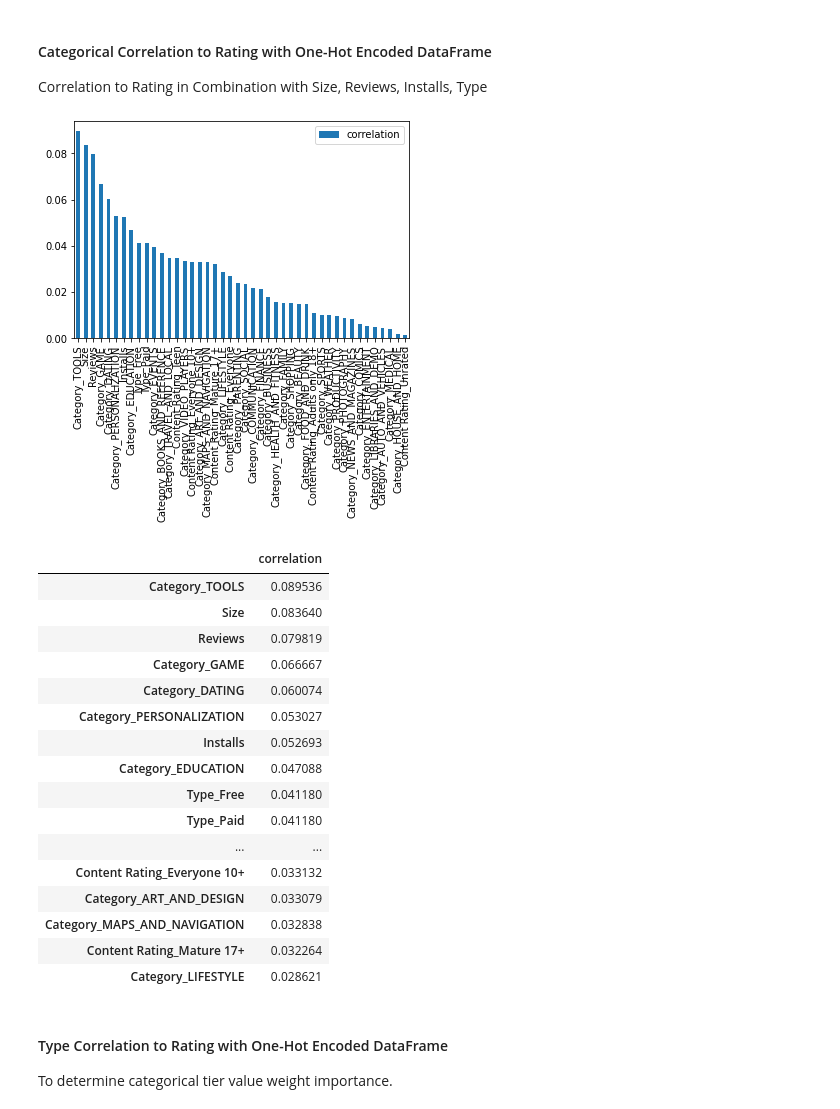
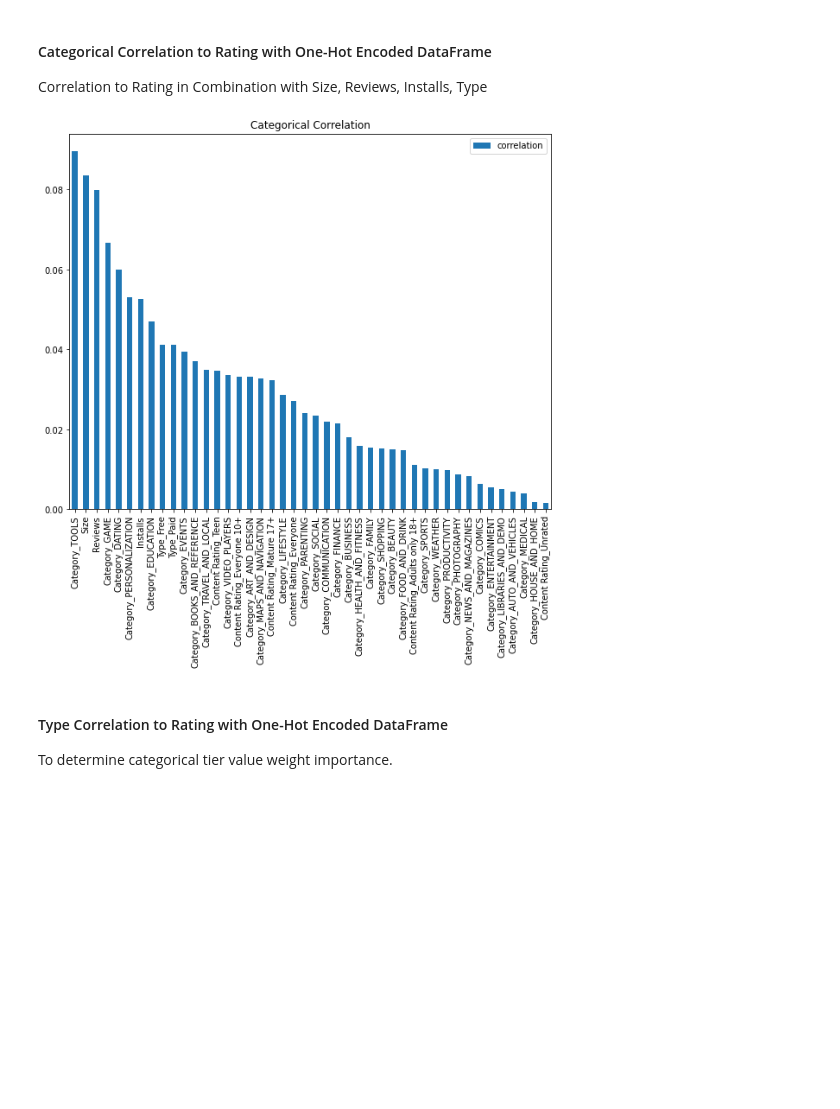
Before and after one commit to cspence001/multi-target_pred, a Jupyter notebook: app_pred/multi_pred.ipynb, the cells around one changed output. Saved outputs shown, nothing was run; the diff lists cells and outputs as text; code cells hidden in the pictures; blank space fills up the shorter version.

```diff
--- a/app_pred/multi_pred.ipynb
+++ b/app_pred/multi_pred.ipynb
@@ -418,30 +541,11 @@ features_reset
 Correlation to Rating in Combination with Size, Reviews, Installs, Type
 # %%
 features_correlation = pd.DataFrame({'correlation' : features_reset.corr()["Rating"].abs().sort_values(ascending=False)[1:]})
-
-features_correlation.plot(kind="bar")
+features_correlation.plot(kind="bar", figsize=(10, 8))
+plt.title('Categorical Correlation')
 plt.show()
-
-features_correlation.head(20)
 # %% [output]
-[figure, old version]
+[figure, new version]
-|  | correlation |
-| Category_TOOLS | 0.089536 |
-| Size | 0.083640 |
-| Reviews | 0.079819 |
-| Category_GAME | 0.066667 |
-| Category_DATING | 0.060074 |
-| Category_PERSONALIZATION | 0.053027 |
-| Installs | 0.052693 |
-| Category_EDUCATION | 0.047088 |
-| Type_Free | 0.041180 |
-| Type_Paid | 0.041180 |
-| ... | ... |
-| Content Rating_Everyone 10+ | 0.033132 |
-| Category_ART_AND_DESIGN | 0.033079 |
-| Category_MAPS_AND_NAVIGATION | 0.032838 |
-| Content Rating_Mature 17+ | 0.032264 |
-| Category_LIFESTYLE | 0.028621 |
 # %% [markdown]
 <h4>Type Correlation to Rating with One-Hot Encoded DataFrame</h4>
 To determine categorical tier value weight importance.
```
Also changed, not shown: parts of 80 cells of this notebook, 2 other files.
